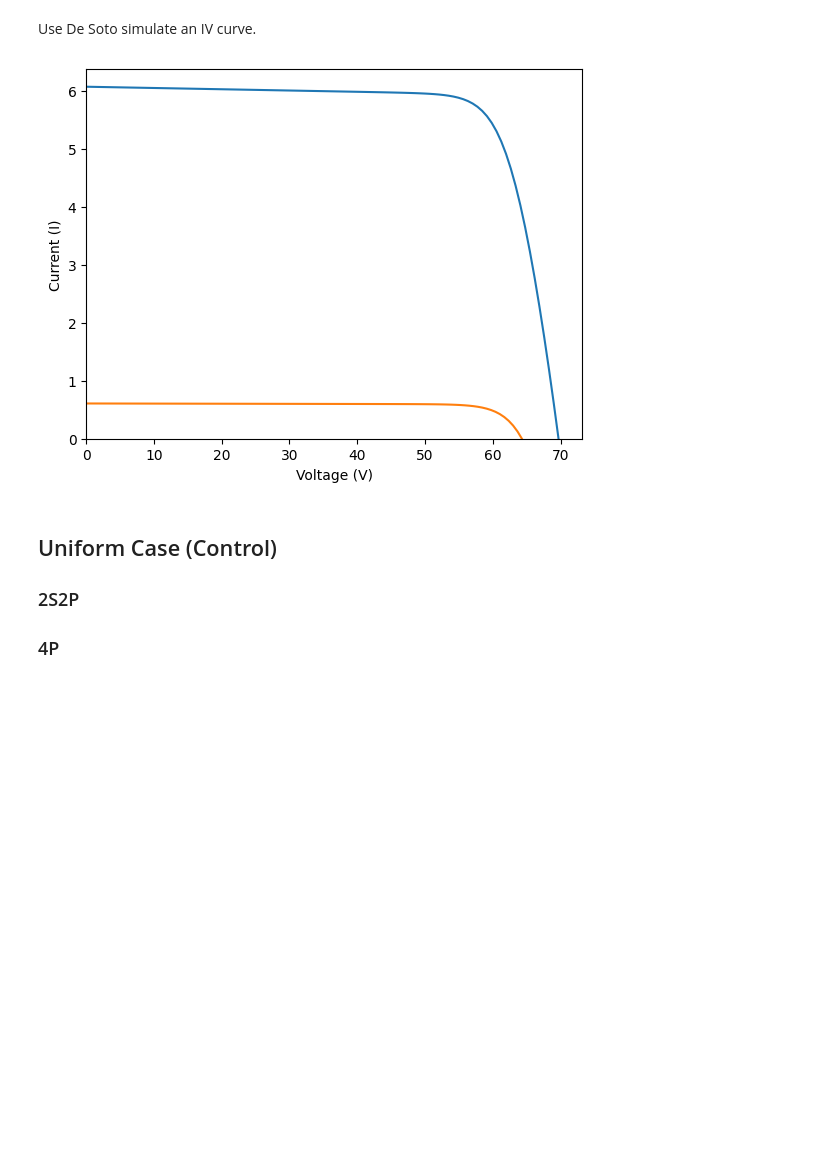
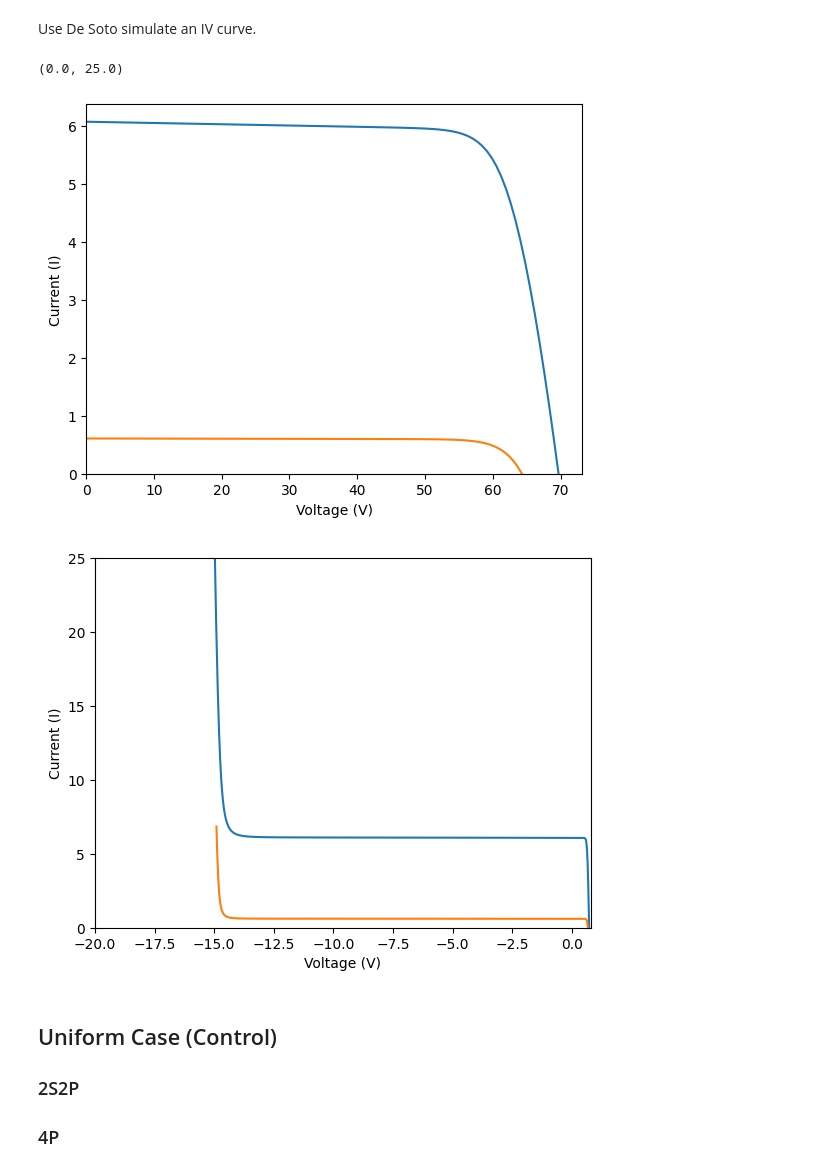
Before and after one commit to natecostello/pv-partial-shading, a Jupyter notebook: heterogeneous-pv-arrays.ipynb, the cells around one changed output. Drawn from its saved outputs; the diff is of its cells as text; code cells hidden in the pictures; blank space fills up the shorter version.

```diff
--- a/heterogeneous-pv-arrays.ipynb
+++ b/heterogeneous-pv-arrays.ipynb
@@ -100,40 +134,97 @@ def simulate_full_curve(parameters, Geff, Tcell, ivcurve_pnts=1000):
     'v': v_curve['v'],
     })
 
+def simulate_cell_full_curve(parameters, Geff, Tcell, ivcurve_pnts=1000):
+    """
+    Use De Soto and Bishop to simulate a full IV curve with both
+    forward and reverse bias regions.
+    """
+    # adjust the reference parameters according to the operating
+    # conditions using the De Soto model:
+    sde_args = pvsystem.calcparams_desoto(
+        Geff,
+        Tcell,
+        alpha_sc=parameters['alpha_sc'],
+        a_ref=parameters['a_ref'],
+        I_L_ref=parameters['I_L_ref'],
+        I_o_ref=parameters['I_o_ref'],
+        R_sh_ref=parameters['R_sh_ref'],
+        R_s=parameters['R_s'],
+    )
+    # sde_args has values:
+    # (photocurrent, saturation_current, resistance_series,
+    # resistance_shunt, nNsVth)
+
+    # Use Bishop's method to calculate points on the IV curve with V ranging
+    # from the reverse breakdown voltage to open circuit
+    kwargs = {
+        'breakdown_factor': parameters['breakdown_factor'],
+        'breakdown_exp': parameters['breakdown_exp'],
+        'breakdown_voltage': parameters['breakdown_voltage'],
+    }
+    v_oc = singlediode.bishop88_v_from_i(
+        0.0, *sde_args, **kwargs
+    )
+    # ideally would use some intelligent log-spacing to concentrate points
+    # around the forward- and reverse-bias knees, but this is good enough:
+    vd = np.linspace(0.99*kwargs['breakdown_voltage'], v_oc, ivcurve_pnts)
+
+    ivcurve_i, ivcurve_v, _ = singlediode.bishop88(vd, *sde_args, **kwargs)
+    return pd.DataFrame({
+        'i': ivcurve_i,
+        'v': ivcurve_v,
+    })
+
 def interpolate(df, i):
     """convenience wrapper around scipy.interpolate.interp1d"""
     f_interp = interp1d(np.flipud(df['i']), np.flipud(df['v']), kind='linear',
                         fill_value='extrapolate')
     return f_interp(i)
 
 
 def combine_series(dfs):
     """
     Combine IV curves in series by aligning currents and summing voltages.
     The current range is based on the first curve's current range.
     """
     df1 = dfs[0]
     imin = df1['i'].min()
     imax = df1['i'].max()
     i = np.linspace(imin, imax, 1000)
     v = 0
     for df2 in dfs:
         v_cell = interpolate(df2, i)
         v += v_cell
     return pd.DataFrame({'i': i, 'v': v})
 
 # create a curve and plot (test)
 curve_full = simulate_full_curve(module_parameters, Geff_full, 25)
 curve_shade = simulate_full_curve(module_parameters, Geff_shade, 25)
 plt.plot(curve_full['v'], curve_full['i'])
 plt.plot(curve_shade['v'], curve_shade['i'])
 plt.xlabel('Voltage (V)')
 plt.ylabel('Current (I)')
 plt.xlim(left=0)  # Set the left limit of the x-axis to 0
 plt.ylim(bottom=0)  # Set the bottom limit of the y-axis to 0
-plt.savefig('test.png')
+
+# create a curve and plot (test)
+
+curve_full = simulate_cell_full_curve(cell_parameters, Geff_full, 25)
+curve_shade = simulate_cell_full_curve(cell_parameters, Geff_shade, 25)
+plt.figure()
+plt.plot(curve_full['v'], curve_full['i'])
+plt.plot(curve_shade['v'], curve_shade['i'])
+plt.xlabel('Voltage (V)')
+plt.ylabel('Current (I)')
+plt.xlim(left=-20)  # Set the left limit of the x-axis to 0
+plt.xlim(right=0.8)  # Set the right limit of the x-axis to 0.7
+plt.ylim(bottom=0)  # Set the bottom limit of the y-axis to 0
+plt.ylim(top=25)  # Set the top limit of the y-axis to 0.1
+#plt.savefig('test.png')
 # %% [output]
+(0.0, 25.0)
 [figure]
+[figure, added]
 # %% [markdown]
 ## Uniform Case (Control)
 ### 2S2P
```
Also changed, not shown: parts of 1 cell of this notebook, 1 other file.
